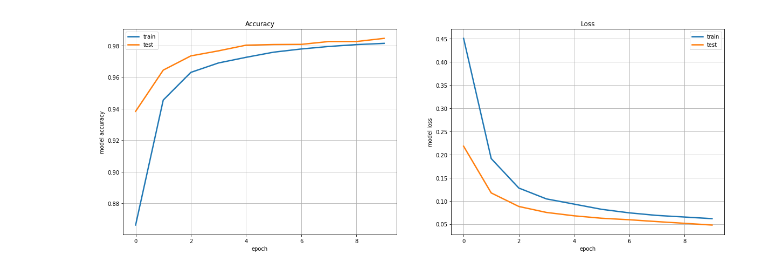
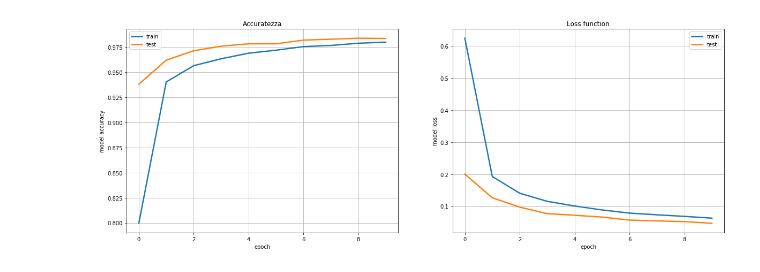
Before and after one commit to danidimic/NSL-exercise, a Jupyter notebook: LSN_Exercise_12/LSN_Exercise_12.ipynb, the cells around one changed output. Drawn from its saved outputs; the diff is of its cells as text; code cells hidden in the pictures.

```diff
--- a/LSN_Exercise_12/LSN_Exercise_12.ipynb
+++ b/LSN_Exercise_12/LSN_Exercise_12.ipynb
@@ -134,23 +287,23 @@ Test accuracy: 0.984499990940094
 # %%
-history = pd.read_csv('Code/exercise2/model.log', sep=',', engine='python')
+history = pd.read_csv('Saved/exercise2/modelCNN.log', sep=',', engine='python')
 plt.figure(figsize=(20, 7))
 
 plt.subplot(121) #summarize history for accuracy
-plt.title('Accuracy')
+plt.title('Accuratezza')
 plt.plot(history['accuracy'], lw=2.5)
 plt.plot(history['val_accuracy'], lw=2.5)
 plt.ylabel('model accuracy')
 plt.xlabel('epoch')
 plt.legend(['train', 'test'], loc='best')
 plt.grid()
 
 plt.subplot(122)
-plt.title('Loss')
+plt.title('Loss function')
 plt.plot(history['loss'], lw=2.5)  #summarize history for loss
 plt.plot(history['val_loss'], lw=2.5)
 plt.ylabel('model loss')
 plt.xlabel('epoch')
 plt.legend(['train', 'test'], loc='best')
 plt.grid()
 # %% [output]
-[figure, old version]
+[figure, new version]
```
Also changed, not shown: parts of 16 cells of this notebook, 56 other files.
